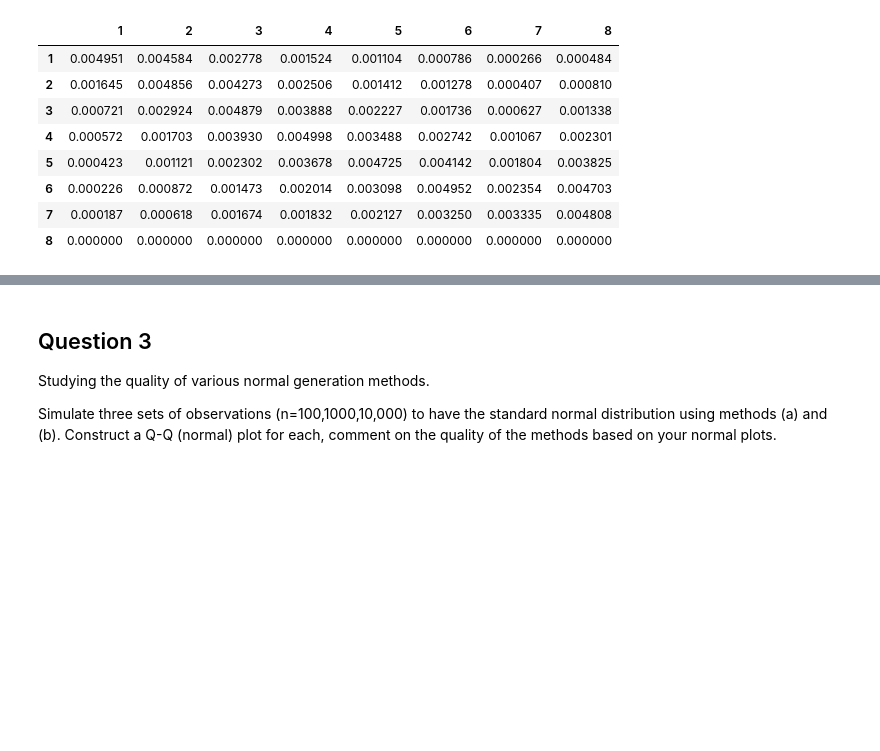
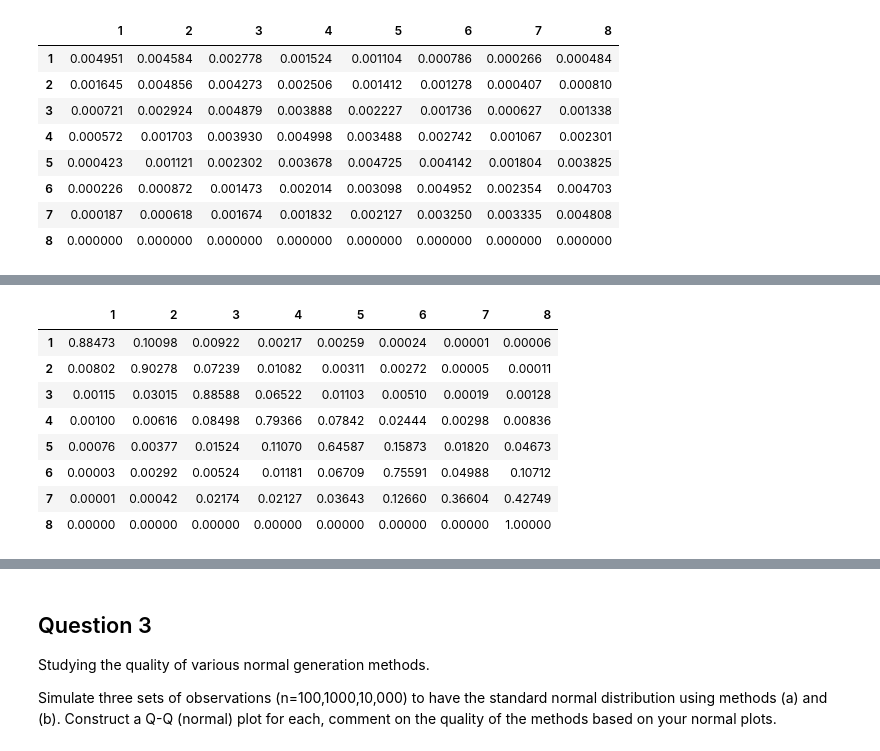
Before and after one commit to giebasjo/Simulations, a Jupyter notebook: hw1/jgiebas_HW1.ipynb, the cells around one changed output, grey strips where cells are left out. Cells and saved outputs as stored; diff of their text form; code cells hidden in the pictures; blank space fills up the shorter version.

```diff
--- a/hw1/jgiebas_HW1.ipynb
+++ b/hw1/jgiebas_HW1.ipynb
@@ -326,0 +393,49 @@ stderr_df
+# %%
+## Not needed just extra:
+#ratings = {1: 'AAA', 2: 'AA', 3: 'A', 4: 'BBB', 5: 'BB', 6: 'B', 7: 'CCC', 8: 'D'}
+
+# Now that the stacked alias table is constructed, we perform the actual problem.
+T = 5
+
+test_dict = {}
+for z in range(1,9):
+
+    test_dict[z] = list()
+    for k in range(100000):
+
+        i = z
+        clock = 0
+        while( clock <= T ):
+
+            # Generate the holding time
+            ht = exp_rv(float(params.loc[i])) + exp_rv(float(params.loc[i]))
+
+            # Update the clock
+            clock += ht
+
+            # Check to see if you're past 'maturity'
+            # If so break out of the loop
+            if (clock > T):
+
+                #print("The rating (state) is ", ratings[i])
+                test_dict[z].append(i)
+                break
+
+            else:
+
+                # Choose a new rating (alias algorithm)
+                i = alias_algo(sat_l[i-1])
+# %%
+tp_df_gamma = build_transprob_df(test_dict)
+tp_df_gamma.columns = pd.RangeIndex(start=1,stop=9)
+tp_df_gamma
+# %% [output]
+|  | 1 | 2 | 3 | 4 | 5 | 6 | 7 | 8 |
+| 1 | 0.88473 | 0.10098 | 0.00922 | 0.00217 | 0.00259 | 0.00024 | 0.00001 | 0.00006 |
+| 2 | 0.00802 | 0.90278 | 0.07239 | 0.01082 | 0.00311 | 0.00272 | 0.00005 | 0.00011 |
+| 3 | 0.00115 | 0.03015 | 0.88588 | 0.06522 | 0.01103 | 0.00510 | 0.00019 | 0.00128 |
+| 4 | 0.00100 | 0.00616 | 0.08498 | 0.79366 | 0.07842 | 0.02444 | 0.00298 | 0.00836 |
+| 5 | 0.00076 | 0.00377 | 0.01524 | 0.11070 | 0.64587 | 0.15873 | 0.01820 | 0.04673 |
+| 6 | 0.00003 | 0.00292 | 0.00524 | 0.01181 | 0.06709 | 0.75591 | 0.04988 | 0.10712 |
+| 7 | 0.00001 | 0.00042 | 0.02174 | 0.02127 | 0.03643 | 0.12660 | 0.36604 | 0.42749 |
+| 8 | 0.00000 | 0.00000 | 0.00000 | 0.00000 | 0.00000 | 0.00000 | 0.00000 | 1.00000 |
```
Also changed, not shown: parts of 4 cells of this notebook.
